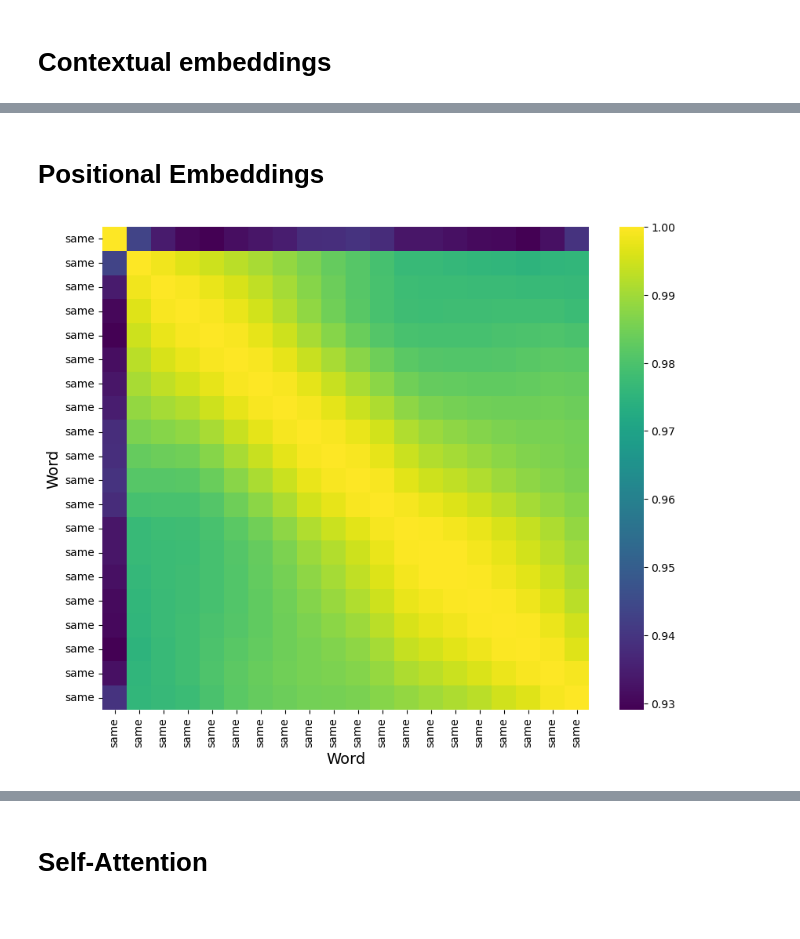
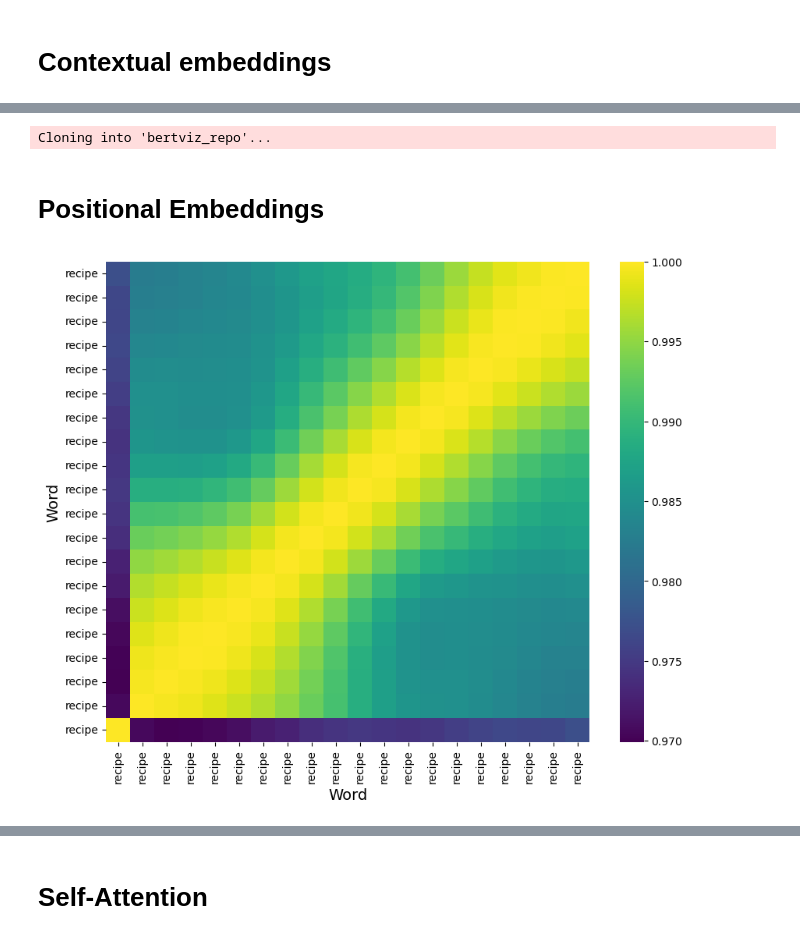
Before and after one commit to vladbug/CookingBot, a Jupyter notebook: plots.ipynb, the cells around one changed output, grey strips where cells are left out. Cells and saved outputs as stored; diff of their text form; code cells hidden in the pictures.

Commit message:
some plots

```diff
--- a/plots.ipynb
+++ b/plots.ipynb
@@ -12,12 +12,13 @@ tokenizer = AutoTokenizer.from_pretrained("sentence-transformers/all-mpnet-base-
 model = AutoModel.from_pretrained("sentence-transformers/all-mpnet-base-v2")
 # %%
 sentence_a = "I want a recipe with tomato"
-sentence_b = "tomato recipe"
+sentence_b = "Give me a recipe for a pizza with tomato and cheese"
 inputs = tokenizer.encode_plus(sentence_a, sentence_b, return_tensors='pt', add_special_tokens=True, max_length = 512, truncation = True)
 
 input_ids = inputs['input_ids']
 input_id_list = input_ids[0].tolist() # Batch index 0
 tokens = tokenizer.convert_ids_to_tokens(input_id_list)
+print(tokens)
 # %%
 with torch.no_grad():
     outputs = model(**inputs, output_hidden_states=True, output_attentions=True)
@@ -28,6 +30,13 @@ hidden_states = outputs.hidden_states
 import numpy as np
 import matplotlib
 import matplotlib.pyplot as plt
+import nltk
+from nltk.corpus import stopwords
+
+nltk.download('stopwords')
+english_stopwords = set(stopwords.words('english'))
+english_stopwords.add('<s>')
+english_stopwords.add('</s>')
 
 layer = 1
 
@@ -40,6 +49,7 @@ plt.rcParams.update({'font.size': 6})
 
 
 layer = 0
+my_stop_words = {'is', 'the'}
 for r in range(rows):
     for c in range(cols):
 
@@ -54,9 +64,12 @@ for r in range(rows):
             twodim = PCA().fit_transform(current_hidden_state)[:,:2]
 
         plt.style.use('default') # https://matplotlib.org/3.5.1/gallery/style_sheets/style_sheets_reference.html
-        im = ax.scatter(twodim[:,0], twodim[:,1], edgecolors='k', c='r')
+
         for word, (x,y) in zip(tokens, twodim):
-            ax.text(x+0.05, y+0.05, word)
+            if word.lower() not in english_stopwords:
+                im = ax.scatter(x, y, edgecolors='k', c='r')
+                ax.text(x+0.05, y+0.05, word)
+
 
         # Show all ticks and label them with the respective list entries
         ax.set_title("Layer " + str(layer))
@@ -71,3 +87,15 @@ plt.show()
+# %%
+import sys
+!test -d bertviz_repo && echo "FYI: bertviz_repo directory already exists, to pull latest version uncomment this line: !rm -r bertviz_repo"
+# !rm -r bertviz_repo # Uncomment if you need a clean pull from repo
+!test -d bertviz_repo || git clone https://github.com/jessevig/bertviz bertviz_repo
+if not 'bertviz_repo' in sys.path:
+  sys.path += ['bertviz_repo']
+
+
+from bertviz import model_view, head_view
+# %% [output]
+Cloning into 'bertviz_repo'...
 # %% [markdown]
 # Positional Embeddings
 # %%
@@ -79,34 +107,34 @@ from transformers import BertModel, BertTokenizer
 from sklearn.metrics.pairwise import cosine_similarity
 
 # Load pre-trained BERT model and tokenizer
 model_name = "bert-base-uncased"
 tokenizer = BertTokenizer.from_pretrained(model_name)
 model = BertModel.from_pretrained(model_name)
 
 # Choose a token to visualize its positional embeddings
-token = ["same"]*20
+token = "recipe "*20
 token_ids = tokenizer.encode(token, add_special_tokens=False, return_tensors="pt")[0]
-
 # Prepare input for the model
 input_ids = token_ids.unsqueeze(0)  # Add batch dimension
 
 # Get positional embeddings from the BERT model
 with torch.no_grad():
     outputs = model(input_ids)
     embeddings = outputs[0][0].numpy()  # shape: (seq_len, hidden_dim)
 
 # Compute cosine similarity between word embeddings
 similarity_matrix = cosine_similarity(embeddings)
 
 # Prepare words for y-axis
 words = [tokenizer.decode([id]) for id in token_ids]
 
 # Plot similarity matrix
 plt.figure(figsize=(10, 8))
-sns.heatmap(similarity_matrix, cmap="viridis", yticklabels=words, xticklabels=words)
+ax = sns.heatmap(similarity_matrix, cmap="viridis", yticklabels=words, xticklabels=words)
+ax.invert_yaxis()
 plt.xlabel("Word", fontsize=14)
 plt.ylabel("Word", fontsize=14)
 #plt.title(f"Similarity Matrix for token '{token}'", fontsize=16)
 plt.show()
 # %% [output]
-[figure, old version]
+[figure, new version]
```
Also changed, not shown: parts of 12 cells of this notebook, 1 other file.
